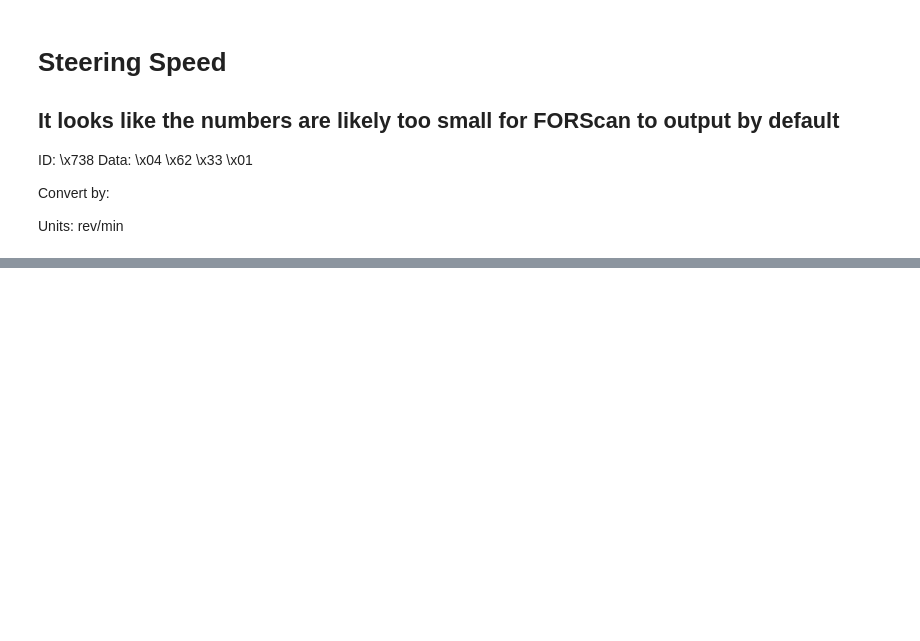
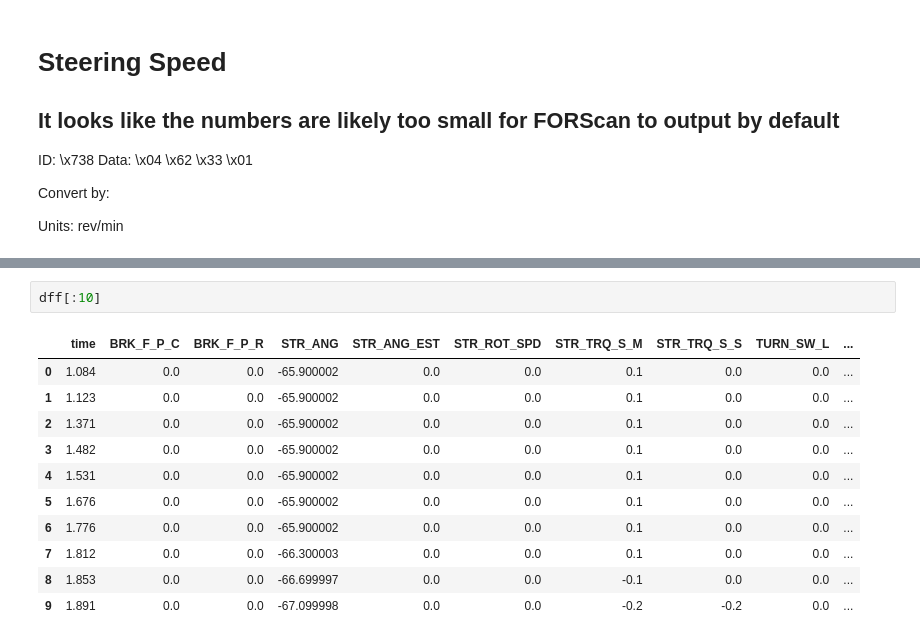
Before and after one commit to denck007/DrivingRecorder, a Jupyter notebook: RE_forscan_vs_savvycan.ipynb, the cells around one changed output, grey strips where cells are left out. Cells and saved outputs as stored; diff of their text form; blank space fills up the shorter version.

```diff
--- a/RE_forscan_vs_savvycan.ipynb
+++ b/RE_forscan_vs_savvycan.ipynb
@@ -161,0 +183,14 @@ plt.show()
+# %%
+dff[:10]
+# %% [output]
+|  | time | BRK_F_P_C | BRK_F_P_R | STR_ANG | STR_ANG_EST | STR_ROT_SPD | STR_TRQ_S_M | STR_TRQ_S_S | TURN_SW_L | ... |
+| 0 | 1.084 | 0.0 | 0.0 | -65.900002 | 0.0 | 0.0 | 0.1 | 0.0 | 0.0 | ... |
+| 1 | 1.123 | 0.0 | 0.0 | -65.900002 | 0.0 | 0.0 | 0.1 | 0.0 | 0.0 | ... |
+| 2 | 1.371 | 0.0 | 0.0 | -65.900002 | 0.0 | 0.0 | 0.1 | 0.0 | 0.0 | ... |
+| 3 | 1.482 | 0.0 | 0.0 | -65.900002 | 0.0 | 0.0 | 0.1 | 0.0 | 0.0 | ... |
+| 4 | 1.531 | 0.0 | 0.0 | -65.900002 | 0.0 | 0.0 | 0.1 | 0.0 | 0.0 | ... |
+| 5 | 1.676 | 0.0 | 0.0 | -65.900002 | 0.0 | 0.0 | 0.1 | 0.0 | 0.0 | ... |
+| 6 | 1.776 | 0.0 | 0.0 | -65.900002 | 0.0 | 0.0 | 0.1 | 0.0 | 0.0 | ... |
+| 7 | 1.812 | 0.0 | 0.0 | -66.300003 | 0.0 | 0.0 | 0.1 | 0.0 | 0.0 | ... |
+| 8 | 1.853 | 0.0 | 0.0 | -66.699997 | 0.0 | 0.0 | -0.1 | 0.0 | 0.0 | ... |
+| 9 | 1.891 | 0.0 | 0.0 | -67.099998 | 0.0 | 0.0 | -0.2 | -0.2 | 0.0 | ... |
```
Also changed, not shown: parts of 11 cells of this notebook.
